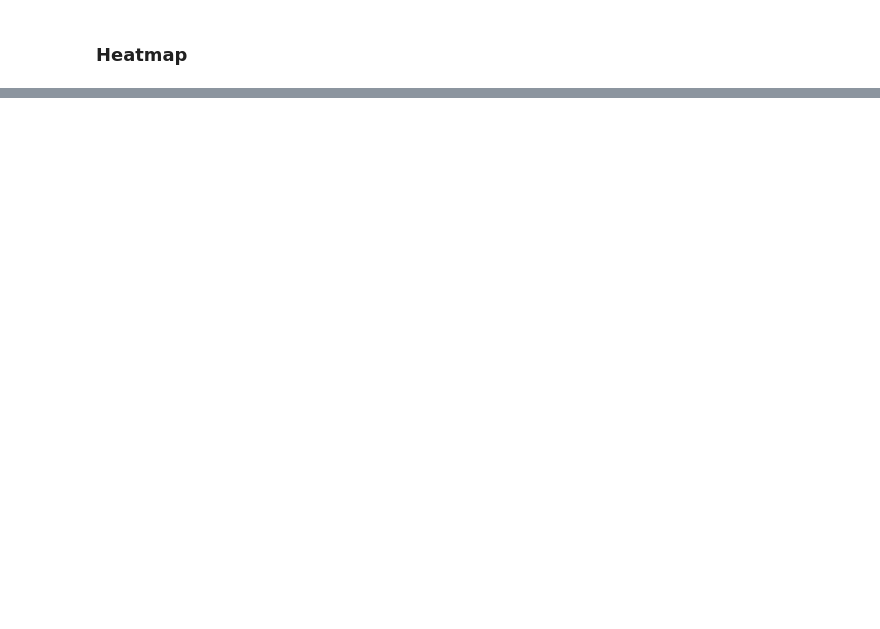
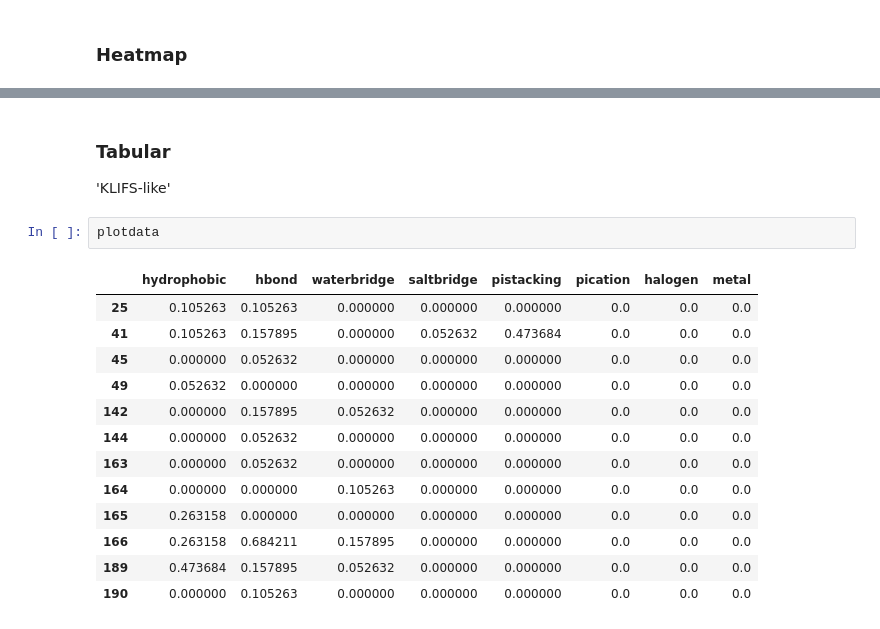
Before and after one commit to volkamerlab/plipify, a Jupyter notebook: plipify/Plipify.ipynb, the cells around one changed output, grey strips where cells are left out. Drawn from its saved outputs; the diff is of its cells as text; blank space fills up the shorter version.

```diff
--- a/plipify/Plipify.ipynb
+++ b/plipify/Plipify.ipynb
@@ -200,0 +225,19 @@ sns.heatmap(plotdata.T, annot=True, cmap="YlGnBu", ax=ax)
+# %% [markdown]
+### Tabular
+'KLIFS-like'
+# %%
+plotdata
+# %% [output]
+|  | hydrophobic | hbond | waterbridge | saltbridge | pistacking | pication | halogen | metal |
+| 25 | 0.105263 | 0.105263 | 0.000000 | 0.000000 | 0.000000 | 0.0 | 0.0 | 0.0 |
+| 41 | 0.105263 | 0.157895 | 0.000000 | 0.052632 | 0.473684 | 0.0 | 0.0 | 0.0 |
+| 45 | 0.000000 | 0.052632 | 0.000000 | 0.000000 | 0.000000 | 0.0 | 0.0 | 0.0 |
+| 49 | 0.052632 | 0.000000 | 0.000000 | 0.000000 | 0.000000 | 0.0 | 0.0 | 0.0 |
+| 142 | 0.000000 | 0.157895 | 0.052632 | 0.000000 | 0.000000 | 0.0 | 0.0 | 0.0 |
+| 144 | 0.000000 | 0.052632 | 0.000000 | 0.000000 | 0.000000 | 0.0 | 0.0 | 0.0 |
+| 163 | 0.000000 | 0.052632 | 0.000000 | 0.000000 | 0.000000 | 0.0 | 0.0 | 0.0 |
+| 164 | 0.000000 | 0.000000 | 0.105263 | 0.000000 | 0.000000 | 0.0 | 0.0 | 0.0 |
+| 165 | 0.263158 | 0.000000 | 0.000000 | 0.000000 | 0.000000 | 0.0 | 0.0 | 0.0 |
+| 166 | 0.263158 | 0.684211 | 0.157895 | 0.000000 | 0.000000 | 0.0 | 0.0 | 0.0 |
+| 189 | 0.473684 | 0.157895 | 0.052632 | 0.000000 | 0.000000 | 0.0 | 0.0 | 0.0 |
+| 190 | 0.000000 | 0.105263 | 0.000000 | 0.000000 | 0.000000 | 0.0 | 0.0 | 0.0 |
```
Also changed, not shown: parts of 4 cells of this notebook.
